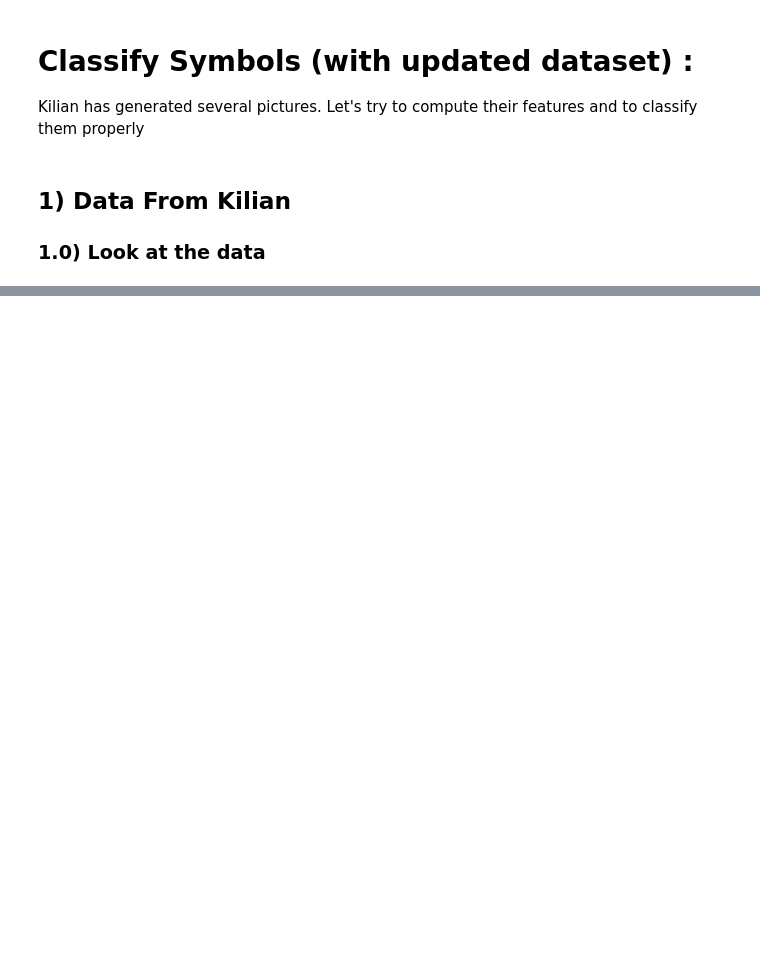
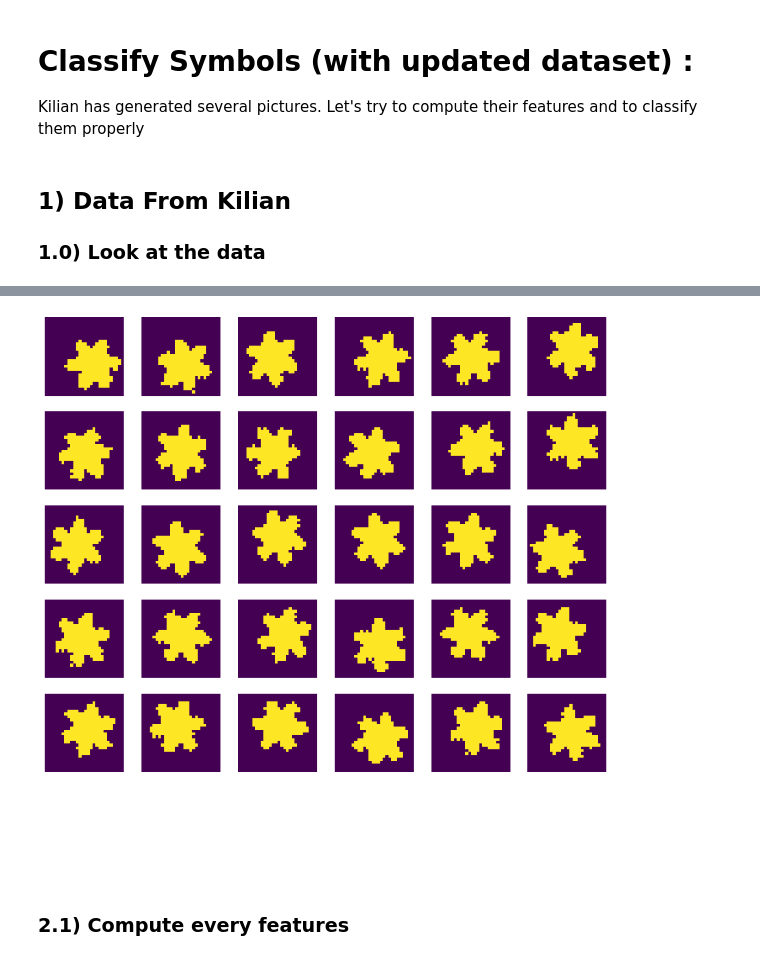
Before and after one commit to meierkilian/iapr2020_gkj, a Jupyter notebook: project/CNN/Classify_Symbols/Classify_Symbols_V4.ipynb, the cells around one changed output, grey strips where cells are left out. Drawn from its saved outputs; the diff is of its cells as text; code cells hidden in the pictures; blank space fills up the shorter version.

```diff
--- a/project/CNN/Classify_Symbols/Classify_Symbols_V4.ipynb
+++ b/project/CNN/Classify_Symbols/Classify_Symbols_V4.ipynb
@@ -256,0 +156,35 @@ for a in symbols:
+# %%
+from skimage.transform import rotate
+from skimage.transform import warp
+from skimage.transform import SimilarityTransform
+
+nb_datas = 900
+nb_per_class = int(nb_datas/3)
+data_exp = np.zeros( (nb_datas, data.shape[1], data.shape[2]) ).astype(bool)
+
+select_pic = np.random.randint(low = 0, high = 5, size = (nb_datas))
+angles = np.random.randint(low = 0, high = 180, size = nb_datas)       #integers are enough, 1 degree is very small
+trans = np.random.uniform(low = -3, high = 3, size = (nb_datas,2) )    #float as translation like 1.5 are also useful !
+# %%
+for i in np.arange(nb_per_class):
+  T = SimilarityTransform( translation = trans[i] )
+  data_exp[i] = rotate(data[select_pic[i]], angles[i])
+  data_exp[i] = warp( data_exp[i], inverse_map = T.inverse)
+
+for i in np.arange(nb_per_class,2*nb_per_class):
+  T = SimilarityTransform( translation = trans[i] )
+  data_exp[i] = rotate(data[select_pic[i]+18], angles[i])
+  data_exp[i] = warp( data_exp[i], inverse_map = T.inverse)
+
+for i in np.arange(2*nb_per_class, 3*nb_per_class):
+  T = SimilarityTransform( translation = trans[i] )
+  data_exp[i] = rotate(data[select_pic[i]+24], angles[i])
+  data_exp[i] = warp( data_exp[i], inverse_map = T.inverse)
+# %%
+# ---- Take a look of the Expanded dataset
+nb = 0 #0,1 or 2
+plot_pic( [ data_exp[i] for i in np.arange(nb*nb_per_class,nb*nb_per_class+30)] )
+# %% [output]
+[figure, added]
+# %% [markdown]
+### 2.1) Compute every features
```
Also changed, not shown: parts of 54 cells of this notebook, 4 other files.
